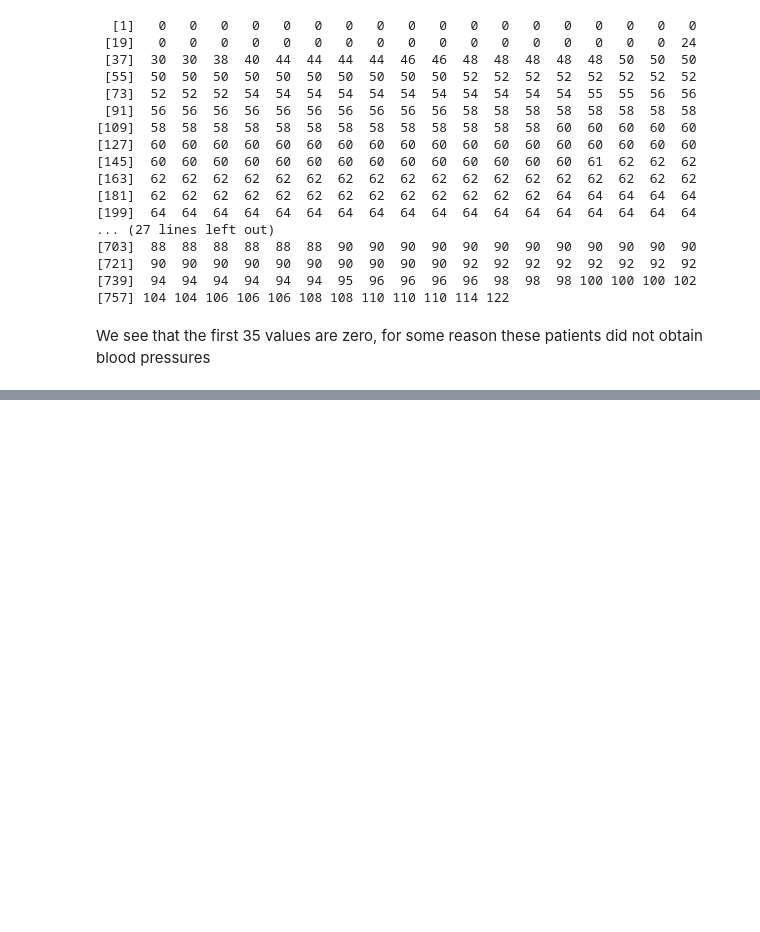
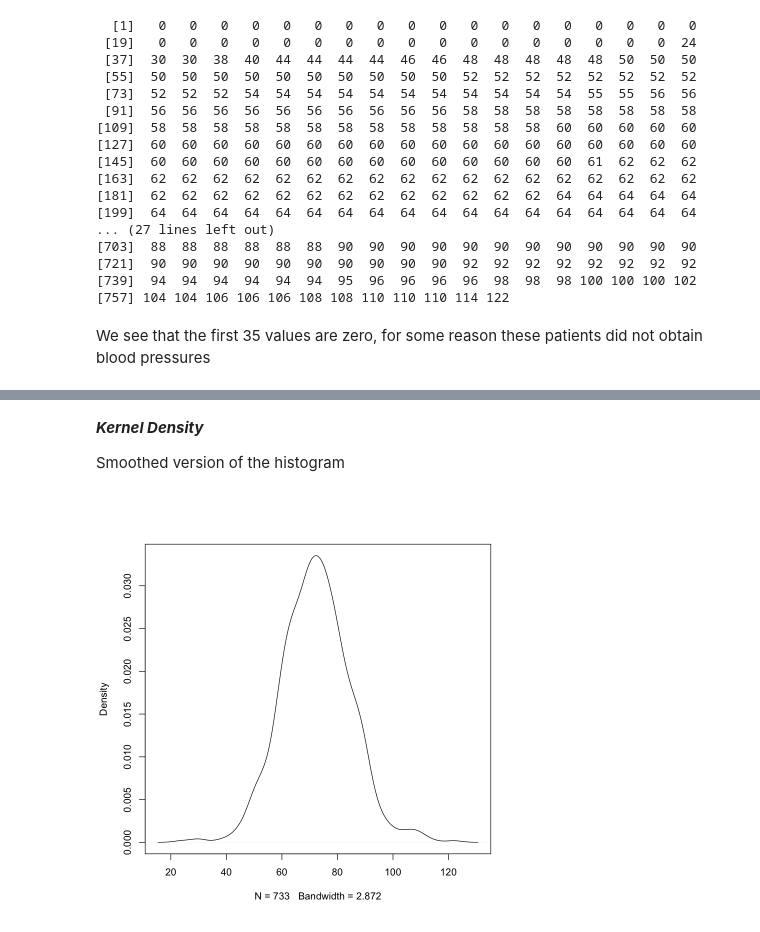
Before and after one commit to rajansawhney/linear-models-with-R, a Jupyter notebook: notebook/01-intro.ipynb, the cells around one changed output, grey strips where cells are left out. Drawn from its saved outputs; the diff is of its cells as text; code cells hidden in the pictures; blank space fills up the shorter version.

```diff
--- a/notebook/01-intro.ipynb
+++ b/notebook/01-intro.ipynb
@@ -84,0 +138,8 @@ We see that the first 35 values are zero, for some reason these patients did not
+# %% [markdown]
+___Kernel  Density___
+
+Smoothed version of the histogram
+# %%
+plot(density(pima$diastolic, na.rm=TRUE), main="")
+# %% [output]
+[figure, added]
```
Also changed, not shown: parts of 23 cells of this notebook, 1 other file.
